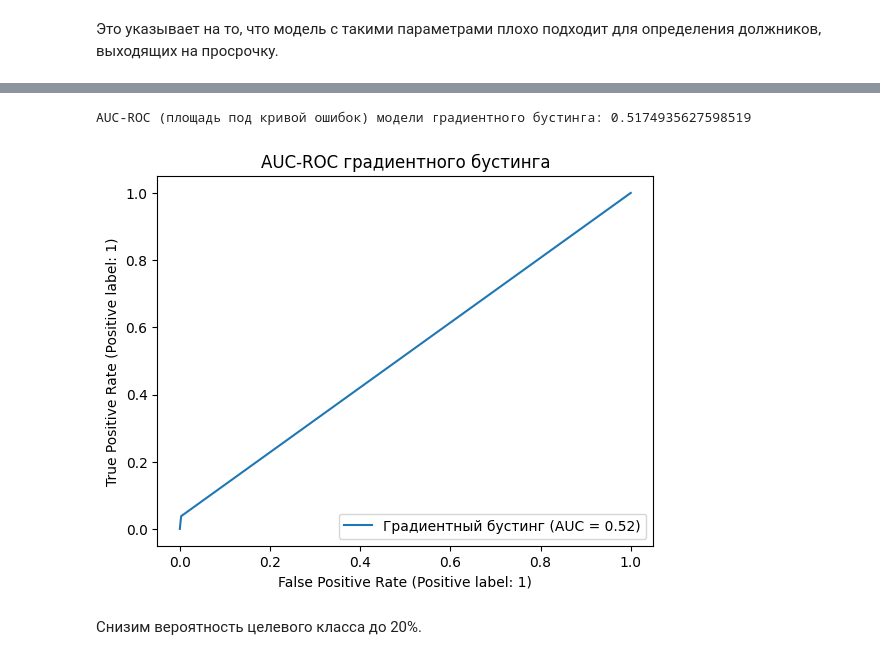
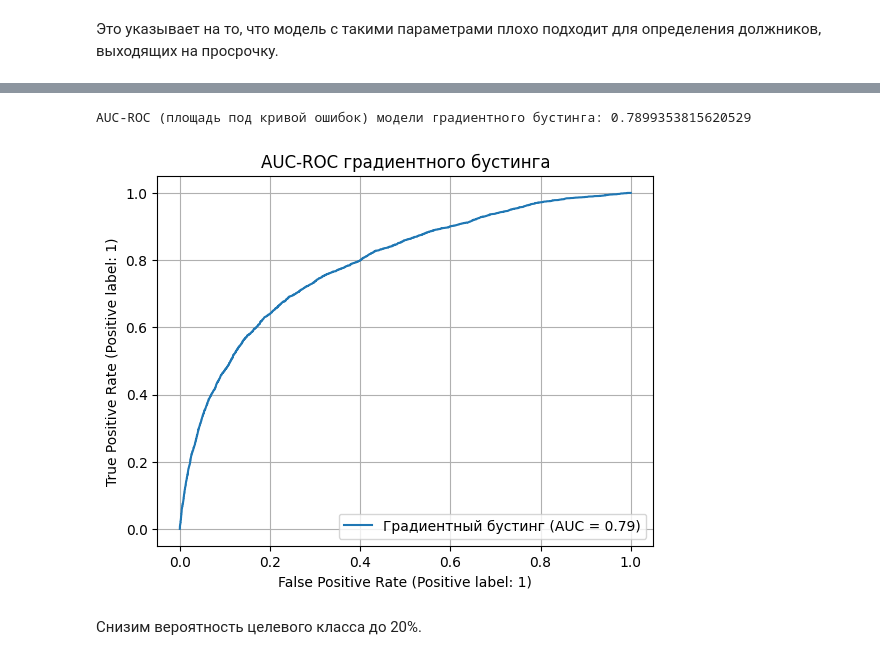
Before and after one commit to mikhpo/ds-for-non-ds, a Jupyter notebook: notebooks/credit_scoring.ipynb, the cells around one changed output, grey strips where cells are left out. Drawn from its saved outputs; the diff is of its cells as text; code cells hidden in the pictures.

```diff
--- a/notebooks/credit_scoring.ipynb
+++ b/notebooks/credit_scoring.ipynb
@@ -868,10 +809,7 @@ cat_boost = CatBoostClassifier(
 # %% [markdown]
 Обучение классификатора.
 # %%
-cat_boost.fit(
-    train_set,
-    eval_set=test_set,
-)
+cat_boost.fit(train_set, eval_set=test_set, )
 # %% [output]
 <catboost.core.CatBoostClassifier at 0x...>
 # %% [markdown]
@@ -936,16 +860,13 @@ plt.show()
 # %%
-cat_boost_roc_auc = roc_auc_score(y_test, cat_boost_predictions)
+cat_boost_roc_auc = roc_auc_score(y_test, cat_boost_probabilities[:,1])
 print(f"AUC-ROC (площадь под кривой ошибок) модели градиентного бустинга: {cat_boost_roc_auc}")
-RocCurveDisplay.from_predictions(
-    y_test,
-    cat_boost_predictions,
-    name="Градиентный бустинг",
-)
+RocCurveDisplay.from_predictions(y_test, cat_boost_probabilities[:,1], name="Градиентный бустинг")
 plt.title("AUC-ROC градиентного бустинга")
+plt.grid()
 plt.show()
 # %% [output]
-AUC-ROC (площадь под кривой ошибок) модели градиентного бустинга: 0.5174935627598519
+AUC-ROC (площадь под кривой ошибок) модели градиентного бустинга: 0.7899353815620529
-[figure, old version]
+[figure, new version]
 # %% [markdown]
 Снизим вероятность целевого класса до 20%.
 # %%
```
Also changed, not shown: parts of 33 cells of this notebook.
